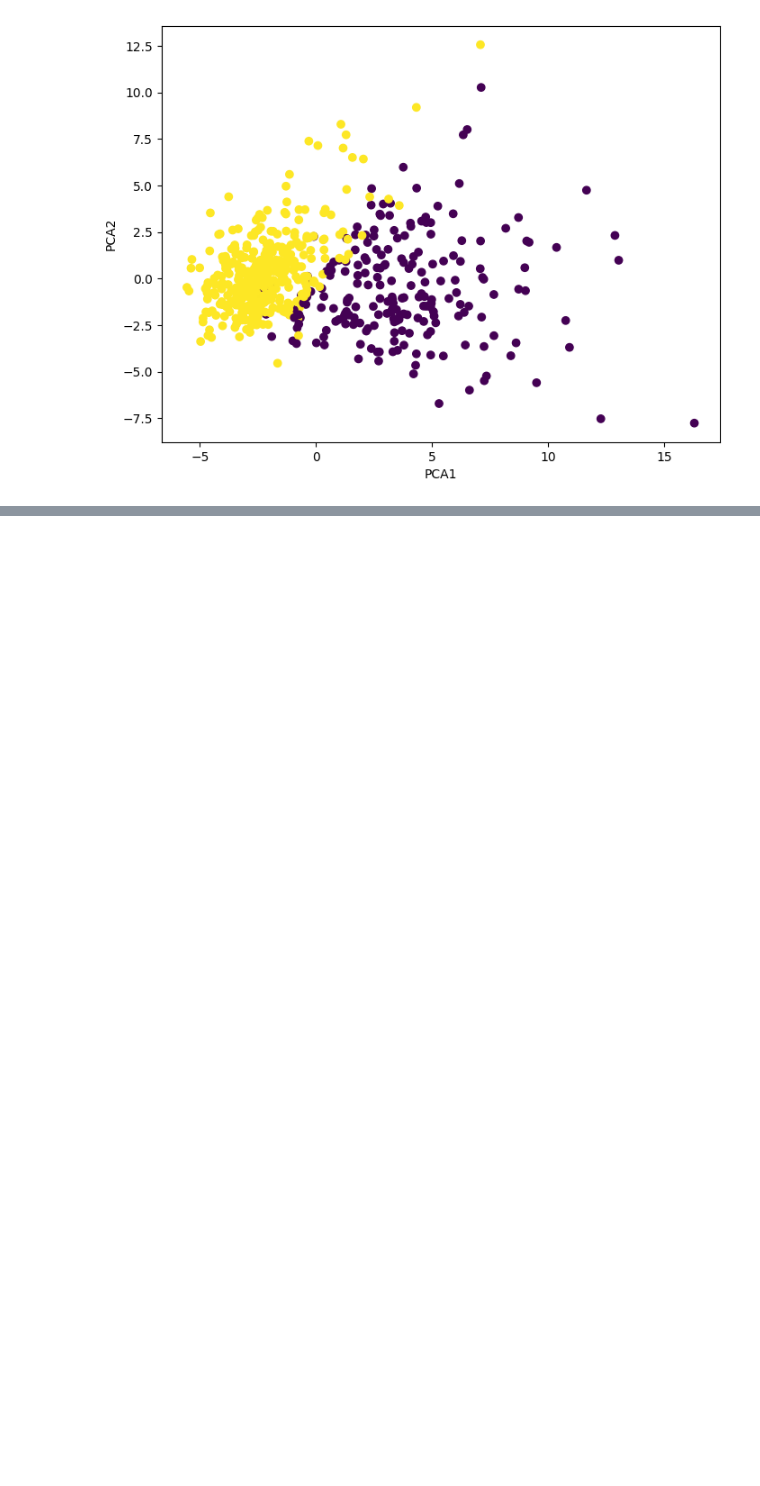
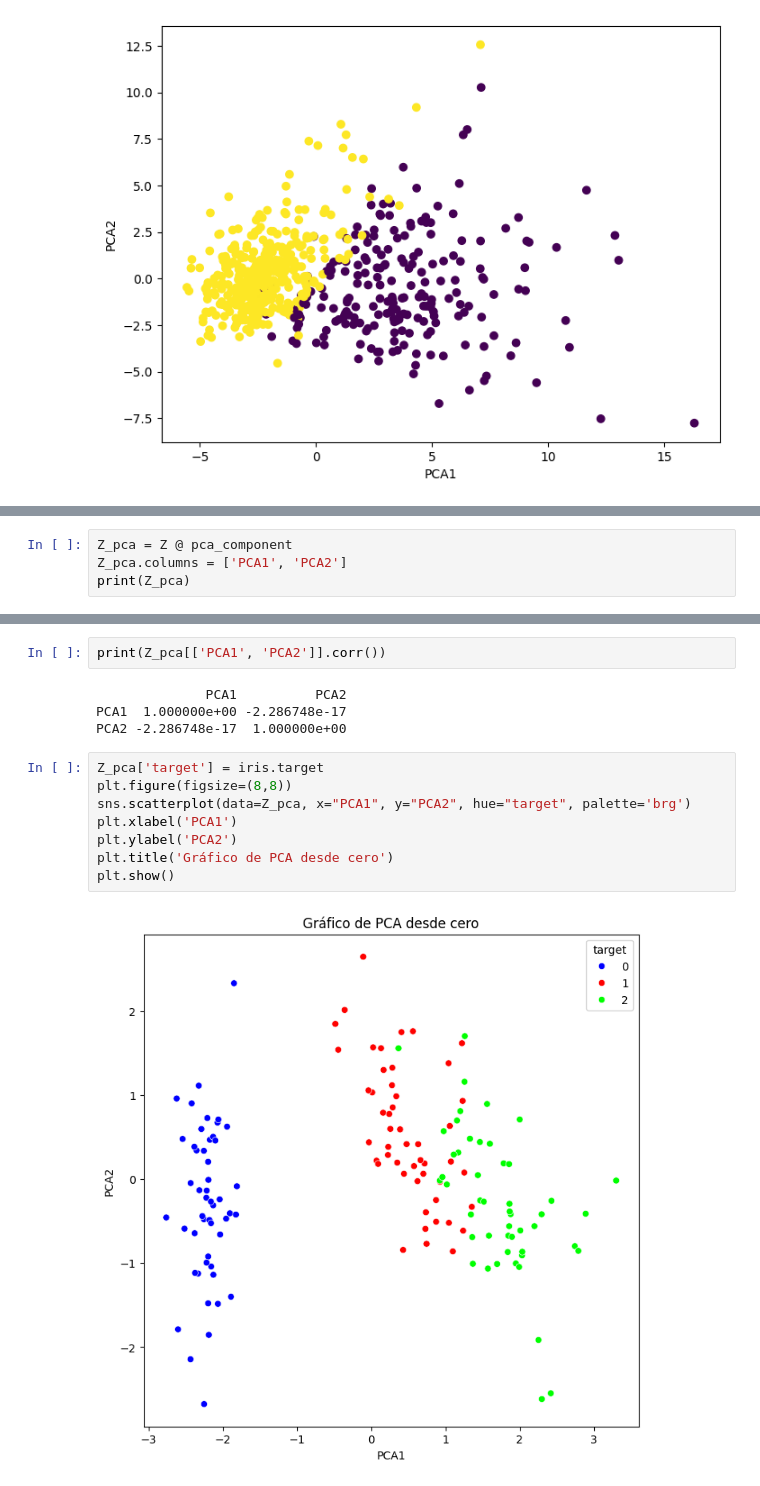
Before and after one commit to RodrigoRiveraRico/data_science_FCiencias, a Jupyter notebook: Clase_6/RiveraRodrigo_T05.ipynb, the cells around one changed output, grey strips where cells are left out. Cells and saved outputs as stored; diff of their text form; blank space fills up the shorter version.

```diff
--- a/Clase_6/Clase_6.ipynb
+++ b/Clase_6/RiveraRodrigo_T05.ipynb
@@ -192,0 +260,4 @@ plt.show()
+# %%
+Z_pca = Z @ pca_component
+Z_pca.columns = ['PCA1', 'PCA2']
+print(Z_pca)
@@ -192,0 +279,16 @@ plt.show()
+# %%
+print(Z_pca[['PCA1', 'PCA2']].corr())
+# %% [output]
+              PCA1          PCA2
+PCA1  1.000000e+00 -2.286748e-17
+PCA2 -2.286748e-17  1.000000e+00
+# %%
+Z_pca['target'] = iris.target
+plt.figure(figsize=(8,8))
+sns.scatterplot(data=Z_pca, x="PCA1", y="PCA2", hue="target", palette='brg')
+plt.xlabel('PCA1')
+plt.ylabel('PCA2')
+plt.title('Gráfico de PCA desde cero')
+plt.show()
+# %% [output]
+[figure, added]
```
Also changed, not shown: parts of 15 cells of this notebook.
